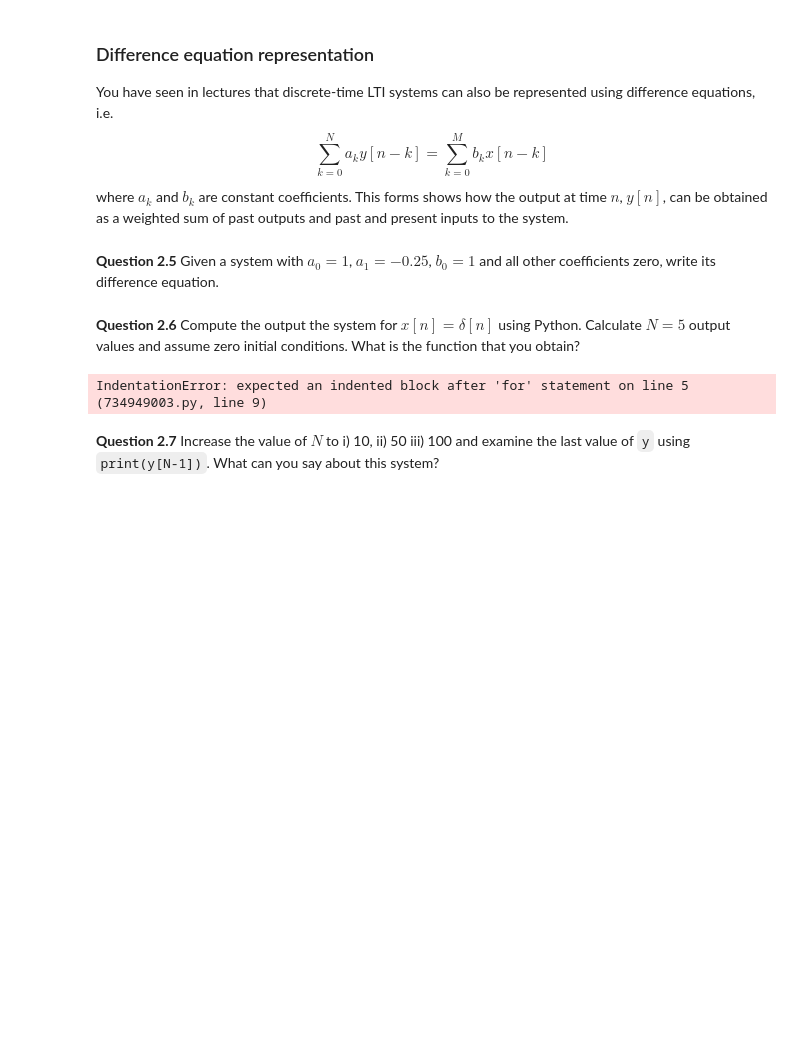
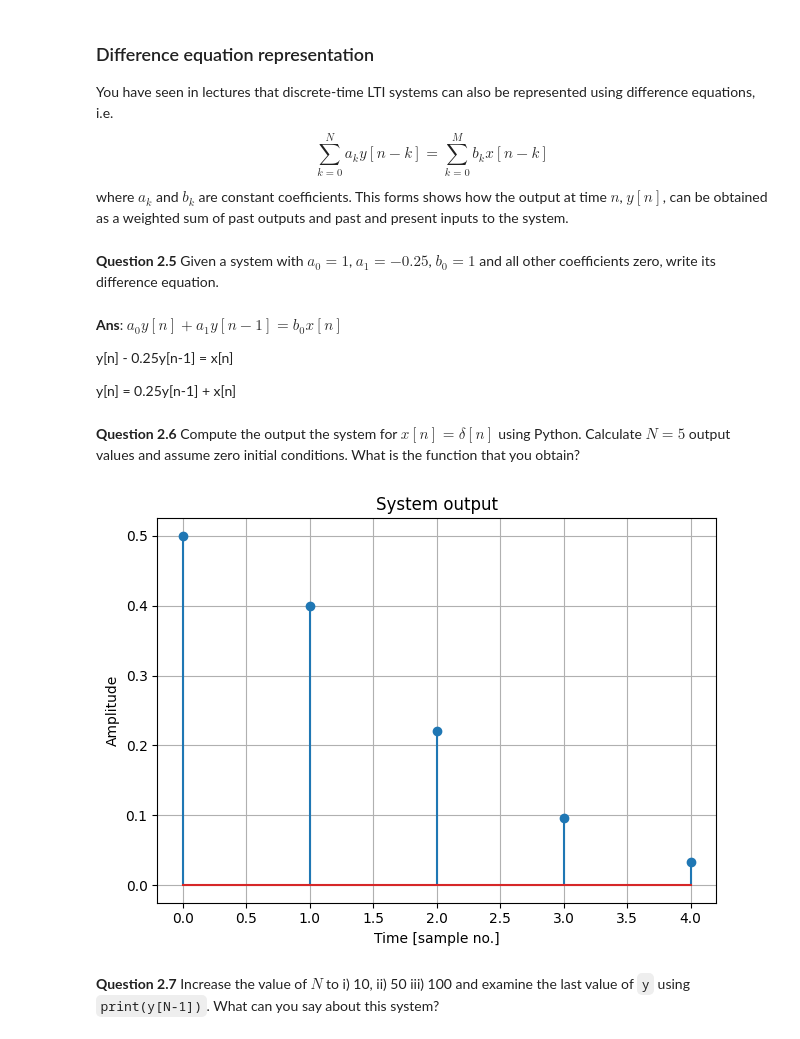
Before and after one commit to soongenwong/Signal-and-Systems, a Jupyter notebook: EX2 - LTI systems.ipynb, the cells around one changed output. Cells and saved outputs as stored; diff of their text form; code cells hidden in the pictures; blank space fills up the shorter version.

```diff
--- a/EX2 - LTI systems.ipynb
+++ b/EX2 - LTI systems.ipynb
@@ -141,21 +141,41 @@ $$ \sum_{k=0}^N a_ky[n-k]=\sum_{k=0}^{M}b_k x[n-k]$$
 where $a_k$ and $b_k$ are constant coefficients. This forms shows how the output at time $n$, $y[n]$, can be obtained as a weighted sum of past outputs and past and present inputs to the system.
 # %% [markdown]
 **Question 2.5** Given a system with $a_0=1$, $a_1=-0.25$, $b_0=1$ and all other coefficients zero, write its difference equation.
+# %% [markdown]
+**Ans**: $a_0y[n] + a_1y[n-1] = b_0x[n]$
+
+y[n] - 0.25y[n-1] = x[n]
+
+y[n] = 0.25y[n-1] + x[n]
 # %% [markdown]
 **Question 2.6** Compute the output the system for $x[n]=\delta[n]$ using Python. Calculate $N=5$ output values and assume zero initial conditions. What is the function that you obtain?
 # %%
+import numpy as np
+import matplotlib.pyplot as plt
+from functions.lab_functions import plot_signal
+
 N=5
 ic=0 # zero initial conditions
 y=[]
 x=np.concatenate((np.ones(1),np.zeros(N-1)))
+
 for i in range(N):
 
     # add your code here
 
+    if i == 0:
+        y.append(0.5*x[i] + ic)
+
+    elif i == 1:
+        y.append(0.5*x[i] + 0.8*y[i-1])
+
+    else:
+        y.append(0.5*x[i] + 0.8*y[i-1] -0.2*y[i-2])
+
 plt = plot_signal(y, title='System output', xlabel='Time [sample no.]', ylabel='Amplitude', func='stem')
 plt.savefig('results/ex2/ex2_difference_equation.pdf')
 plt.show()
 # %% [output]
-IndentationError: expected an indented block after 'for' statement on line 5 (734949003.py, line 9)
+[figure, added]
 # %% [markdown]
 **Question 2.7** Increase the value of $N$ to i) 10, ii) 50 iii) 100 and examine the last value of `y` using `print(y[N-1])`. What can you say about this system?
```
Also changed, not shown: parts of 7 cells of this notebook, 1 other file.
